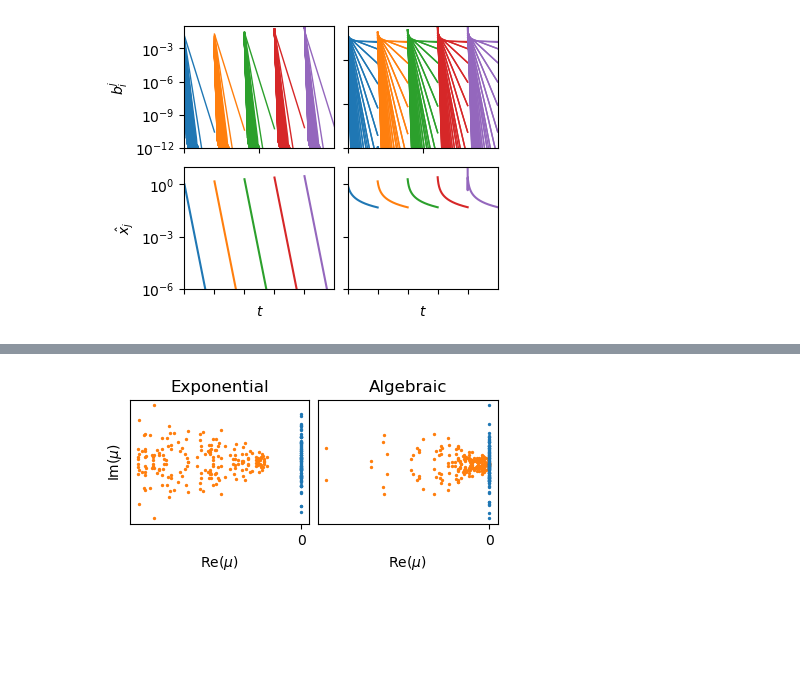
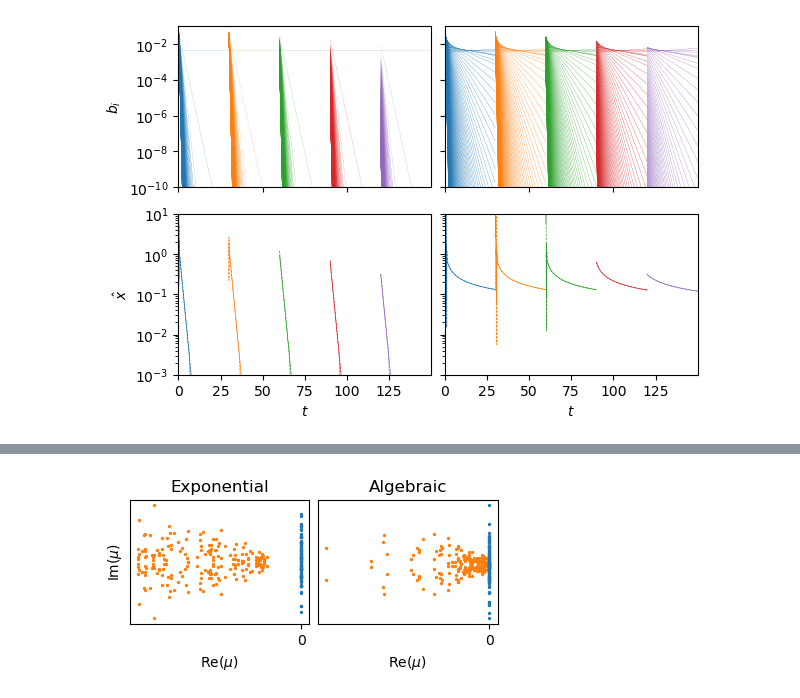
Before and after one commit to znicolaou/kuramoto, a Jupyter notebook: onedim.ipynb, the cells around one changed output, grey strips where cells are left out. Cells and saved outputs as stored; diff of their text form; code cells hidden in the pictures; blank space fills up the shorter version.

```diff
--- a/onedim.ipynb
+++ b/onedim.ipynb
@@ -116,0 +117,16 @@ pseudospectra runtime: 299.1021721479483
+# %%
+num=2000
+nr=51
+ni=51
+murs=-5+6*np.arange(nr)/(nr-1)
+muis=-5+2*5*np.arange(ni)/(ni-1)
+
+filebase=filebase0+'algebraic_%i'%(num)
+inds=np.intersect1d(np.where(np.abs(np.real(np.log(evals)/dt))<5)[0],np.where(np.abs(np.imag(np.log(evals)/dt))<5)[0])
+zs=np.concatenate([np.exp((murs[:,np.newaxis]+1j*muis[np.newaxis,:]).ravel()*dt),evals[inds]])
+zs,pseudo,xis,its=dmd.resDMDpseudo(u[:,:r],v[:r,:],s[:r],X,Y,zs,evals,evecs,filebase,verbose,save=True)
+
+filebase=filebase0+'exponential_%i'%(num)
+inds2=np.intersect1d(np.where(np.abs(np.real(np.log(evals2)/dt))<5)[0],np.where(np.abs(np.imag(np.log(evals2)/dt))<5)[0])
+zs2=np.concatenate([np.exp((murs[:,np.newaxis]+1j*muis[np.newaxis,:]).ravel()*dt),evals2[inds2]])
+zs2,pseudo2,xis2,its2=dmd.resDMDpseudo(u2[:,:r2],v2[:r2,:],s2[:r2],X2,Y2,zs2,evals2,evecs2,filebase,verbose,save=True)
@@ -137,33 +230,43 @@ pseudo2=np.load(filebase+'pseudo.npy')
 # %%
+i=len(ds)-1
+filebase=filebase0+'algebraic_%i'%ds[i]
+evals=np.load(filebase+'evals.npy')
+res=np.load(filebase+'res.npy')
+bs=np.load(filebase+'bs.npy')
+filebase=filebase0+'exponential_%i'%ds[i]
+evals2=np.load(filebase+'evals.npy')
+res2=np.load(filebase+'res.npy')
+bs2=np.load(filebase+'bs.npy')
+
 t=np.arange(len(bs))*dt
 mus2=np.log(evals2)/dt
-inds2=np.intersect1d(np.where(res2<1E-8)[0],np.where(np.real(mus2)<-1E-8)[0])
+inds2=np.where(res2<1E-8)[0]
 mus=np.log(evals)/dt
-inds=np.intersect1d(np.where(res<1E-8)[0],np.where(np.real(mus)<-1E-8)[0])
+inds=np.where(res<1E-8)[0]
 inds3=np.where(np.real(mus[inds])>-10)[0]
 inds4=np.where(np.real(mus2[inds2])>-10)[0]
 
-plt.subplots(2,2,figsize=(4,3),layout='constrained')
+plt.subplots(2,2,figsize=(6,4),layout='constrained')
 
 plt.subplot(2,2,1)
 for n in range(numtraj):
-    plt.plot(t[n*len(t)//numtraj:(n+1)*len(t)//numtraj],np.abs(bs2[n*len(t)//numtraj:(n+1)*len(t)//numtraj,inds2[inds4]]),c=colors[n],lw=1)
+    plt.plot(t[n*len(t)//numtraj:(n+1)*len(t)//numtraj],np.abs(bs2[n*len(t)//numtraj:(n+1)*len(t)//numtraj,inds2[inds4]]),c=colors[n],lw=0.1)
 
 plt.yscale('log')
-plt.ylim(1E-12,1E-1)
+plt.ylim(1E-10,1E-1)
 plt.xlim(t[0],t[-1])
 plt.xticks(plt.gca().get_xticks(),['']*len(plt.gca().get_xticks()))
 plt.xlim(t[0],t[-1])
-plt.ylabel('$b_i^j$')
+plt.ylabel('$b_i$')
 
 plt.subplot(2,2,2)
 for n in range(numtraj):
-    plt.plot(t[n*len(t)//numtraj:(n+1)*len(t)//numtraj],np.abs(bs[n*len(t)//numtraj:(n+1)*len(t)//numtraj,inds[inds3]]),c=colors[n],lw=1)
+    plt.plot(t[n*len(t)//numtraj:(n+1)*len(t)//numtraj],np.abs(bs[n*len(t)//numtraj:(n+1)*len(t)//numtraj,inds[inds3]]),c=colors[n],lw=0.1)
 
 plt.yscale('log')
-plt.ylim(1E-12,1E-1)
+plt.ylim(1E-10,1E-1)
 plt.gca().set_yticks(plt.gca().get_yticks(),['']*len(plt.gca().get_yticks()))
-plt.ylim(1E-12,1E-1)
+plt.ylim(1E-10,1E-1)
 plt.xlim(t[0],t[-1])
 plt.xticks(plt.gca().get_xticks(),['']*len(plt.gca().get_xticks()))
 plt.xlim(t[0],t[-1])
@@ -176,33 +279,37 @@ for n in range(numtraj):
     X_reconstruct2[n0:n0+X.shape[0]//numtraj]=np.real((bs2[n0,inds2]*np.linalg.pinv(phis2)[inds2].T).dot(evals2[inds2,np.newaxis]**np.arange(X.shape[0]//numtraj)[np.newaxis,:])).T
 
 plt.subplot(2,2,3)
+v=np.concatenate([np.zeros(num//2+1),-2/np.arange(1,num//2+1)*(-1)**np.arange(1,num//2+1)])
 for n in range(numtraj):
-    # plt.plot(t[n*len(t)//numtraj:(n+1)*len(t)//numtraj],X2[n*len(t)//numtraj:(n+1)*len(t)//numtraj,0],c=colors[n])
-    plt.plot(t[n*len(t)//numtraj:(n+1)*len(t)//numtraj],X_reconstruct2[n*len(t)//numtraj:(n+1)*len(t)//numtraj,0],c=colors[n])
+    # plt.plot(t[n*len(t)//numtraj:(n+1)*len(t)//numtraj],X2[n*len(t)//numtraj:(n+1)*len(t)//numtraj].dot(v),c=colors[n],lw=0.5)
+    plt.plot(t[n*len(t)//numtraj:(n+1)*len(t)//numtraj],np.abs(X2traj[n]), c=colors[n],lw=0.5)
+    plt.plot(t[n*len(t)//numtraj:(n+1)*len(t)//numtraj],np.abs(X_reconstruct2[n*len(t)//numtraj:(n+1)*len(t)//numtraj].dot(v)),c=colors[n],ls='--',lw=0.5)
 plt.yscale('log')
 plt.xlim(t[0],t[-1])
-plt.ylim(1E-6,1E1)
-plt.ylabel('$\hat{x}_j$')
+plt.ylim(1E-3,1E1)
+# plt.ylim(1E-6,1E1)
+plt.ylabel('$\hat{x}$')
 plt.xlabel('$t$')
-plt.xticks(t[::len(t)//numtraj],['']*numtraj)
-ytics=plt.gca().get_yticks()
-plt.gca().set_yticks(ytics)
-plt.ylim(1E-6,1E1)
+# plt.xticks(t[::len(t)//numtraj],['']*numtraj)
+# ytics=plt.gca().get_yticks()
+# plt.gca().set_yticks(ytics)
 
 plt.subplot(2,2,4)
 for n in range(numtraj):
-    # plt.plot(t[n*len(t)//numtraj:(n+1)*len(t)//numtraj],X[n*len(t)//numtraj:(n+1)*len(t)//numtraj,0])
-    plt.plot(t[n*len(t)//numtraj:(n+1)*len(t)//numtraj],X_reconstruct[n*len(t)//numtraj:(n+1)*len(t)//numtraj,0],c=colors[n])
+    # plt.plot(t[n*len(t)//numtraj:(n+1)*len(t)//numtraj],X[n*len(t)//numtraj:(n+1)*len(t)//numtraj].dot(v), c=colors[n],lw=0.5)
+    plt.plot(t[n*len(t)//numtraj:(n+1)*len(t)//numtraj],np.abs(Xtraj[n]), c=colors[n],lw=0.5)
+    plt.plot(t[n*len(t)//numtraj:(n+1)*len(t)//numtraj],np.abs(X_reconstruct[n*len(t)//numtraj:(n+1)*len(t)//numtraj].dot(v)),c=colors[n],ls='--',lw=0.5)
 plt.yscale('log')
 plt.xlim(t[0],t[-1])
-plt.ylim(1E-6,1E1)
+plt.ylim(1E-3,1E1)
 
-plt.xticks(t[::len(t)//numtraj],['']*numtraj)
-plt.gca().set_yticks(ytics,['']*len(ytics))
-plt.ylim(1E-6,1E1)
-print(plt.gca().get_yticks())
+# plt.xticks(t[::len(t)//numtraj],['']*numtraj)
+# plt.gca().set_yticks(ytics,['']*len(ytics))
+# plt.ylim(1E-6,1E1)
+# print(plt.gca().get_yticks())
+plt.gca().set_yticklabels('')
 plt.xlabel('$t$')
 
-plt.savefig('1ddmd1.pdf')
+plt.savefig('1ddmd2.pdf')
 plt.show()
 # %% [output]
@@ -210 +316 @@ plt.show()
-[figure, old version]
+[figure, new version]
```
Also changed, not shown: parts of 17 cells of this notebook, 3 other files.
